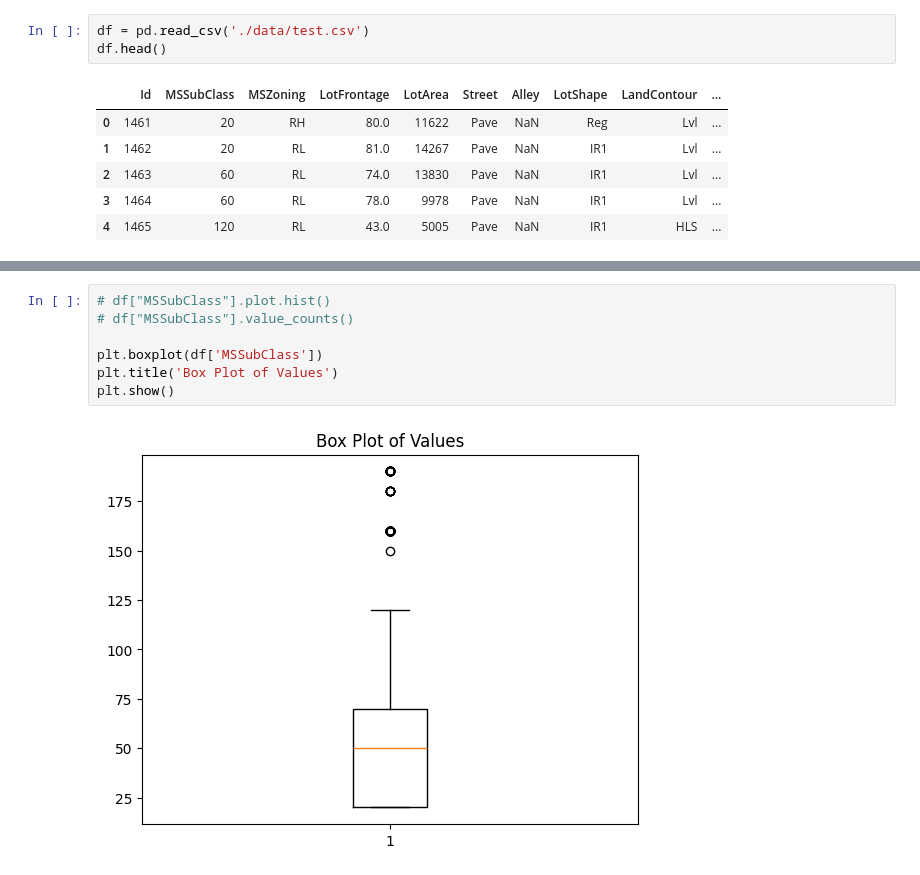
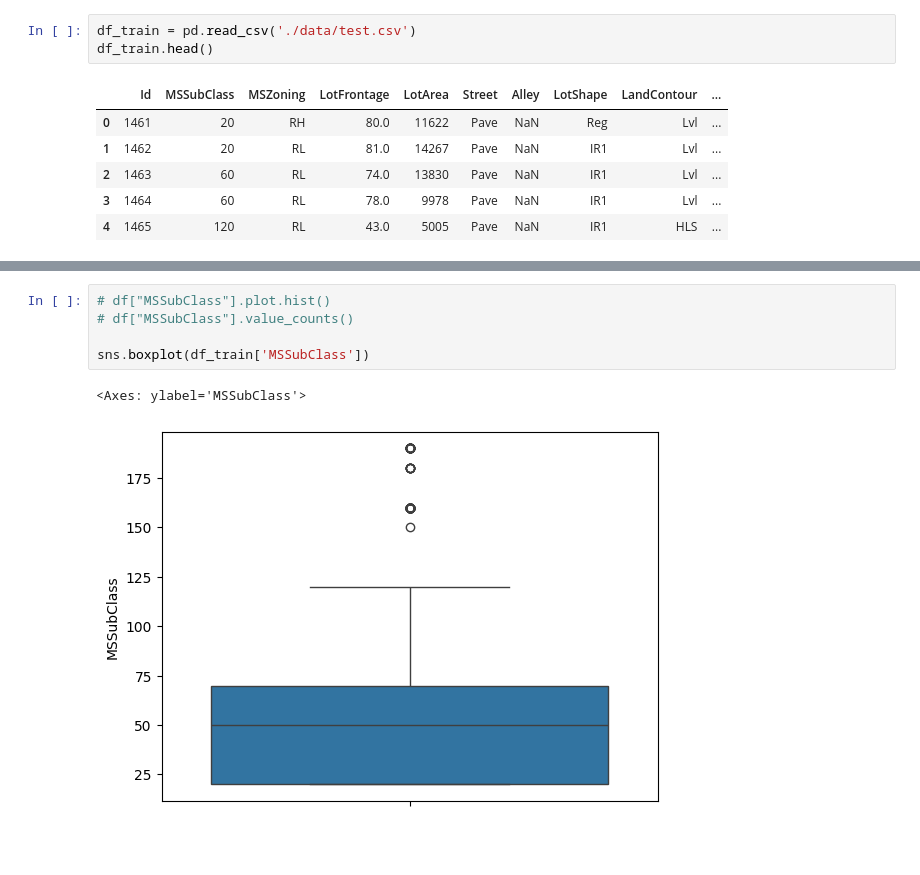
Before and after one commit to armenddsh/house-pricing-prediction-kaggle, a Jupyter notebook: analyze.ipynb, the cells around one changed output, grey strips where cells are left out. Saved outputs shown, nothing was run; the diff lists cells and outputs as text; blank space fills up the shorter version.

```diff
--- a/outliers.ipynb
+++ b/analyze.ipynb
@@ -17,6 +24,6 @@ df_test = pd.read_csv('./data/test.csv')
 # %%
-df = pd.read_csv('./data/test.csv')
-df.head()
+df_train = pd.read_csv('./data/test.csv')
+df_train.head()
 # %% [output]
 |  | Id | MSSubClass | MSZoning | LotFrontage | LotArea | Street | Alley | LotShape | LandContour | ... |
 | 0 | 1461 | 20 | RH | 80.0 | 11622 | Pave | NaN | Reg | Lvl | ... |
@@ -27,10 +74,9 @@ df.head()
 # %%
 # df["MSSubClass"].plot.hist()
 # df["MSSubClass"].value_counts()
 
-plt.boxplot(df['MSSubClass'])
-plt.title('Box Plot of Values')
-plt.show()
+sns.boxplot(df_train['MSSubClass'])
 # %% [output]
+<Axes: ylabel='MSSubClass'>
-[figure, old version]
+[figure, new version]
 # %%
```
Also changed, not shown: parts of 10 cells of this notebook, 1 other file.
